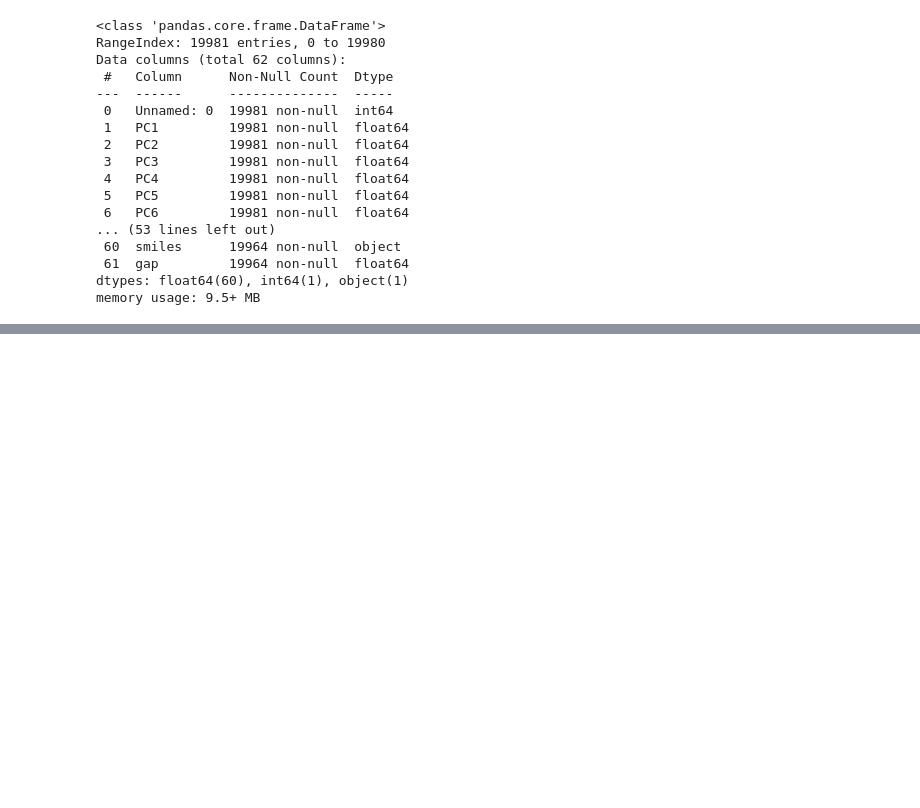
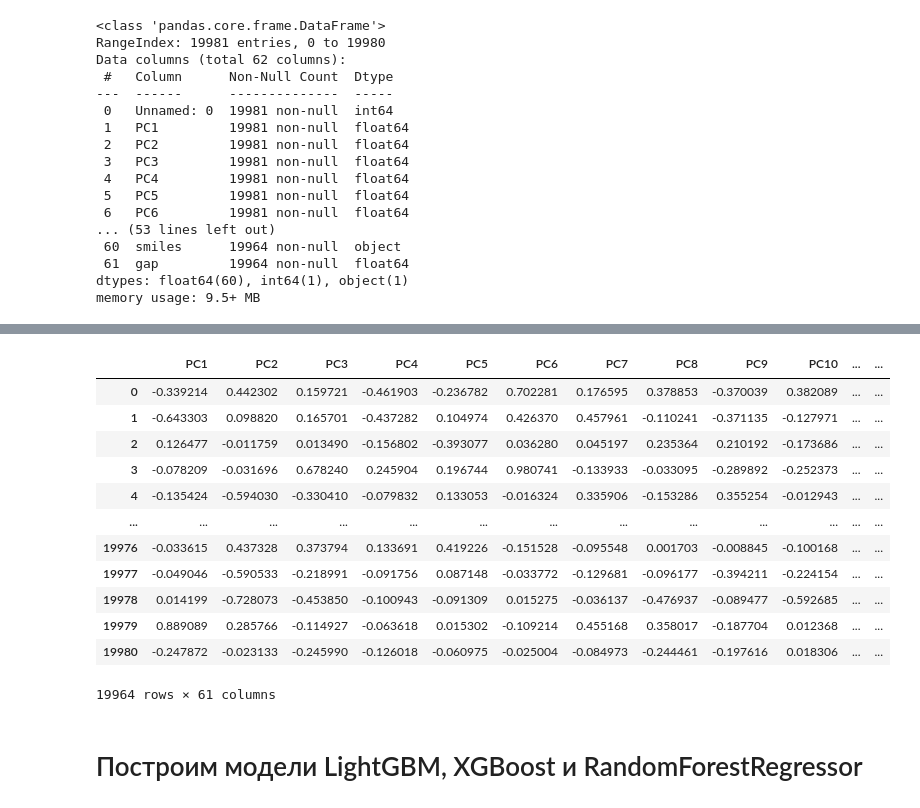
Before and after one commit to kwillon/Hw_Algorithms_, a Jupyter notebook: hometask/hometask6.ipynb, the cells around one changed output, grey strips where cells are left out. Saved outputs shown, nothing was run; the diff lists cells and outputs as text; code cells hidden in the pictures; blank space fills up the shorter version.

```diff
--- a/hometask/hometask6.ipynb
+++ b/hometask/hometask6.ipynb
@@ -33,0 +59,4 @@ memory usage: 9.5+ MB
+# %%
+df_encoded = pd.concat([df, encoded_df], axis=1)
+df = df_encoded
+df.info()
@@ -34,2 +81,16 @@ memory usage: 9.5+ MB
+# %%
+# Инициализируйте MinMaxScaler
+minmax_scaler = MinMaxScaler()
+
+# Нормализуйте столбец с закодированными значениями SMILES
+encoded_smiles_normalized = minmax_scaler.fit_transform(encoded_df[['encoded_smiles']])
+
+# Создайте DataFrame с нормализованными значениями SMILES
+normalized_encoded_df = pd.DataFrame(encoded_smiles_normalized, columns=['normalized_encoded_smiles'])
+
+# Добавьте нормализованные значения обратно в ваш исходный DataFrame
+df_encoded_normalized = pd.concat([df_encoded, normalized_encoded_df], axis=1)
 # %%
-df = df.drop(columns=['smiles'])
+df =df_encoded_normalized
+df = df.drop(columns=['smiles', 'encoded_smiles'])
+df['normalized_encoded_smiles']
@@ -48,0 +132,21 @@ Mean Squared Error: 0.004350603398447283
+# %%
+# Переименовать столбцы так, чтобы они содержали только буквы, цифры и символ подчеркивания
+df.columns = ["".join(c if c.isalnum() or c == "_" else "_" for c in str(col)) for col in df.columns]
+df = df.drop('Unnamed__0', axis=1)
+df
+# %% [output]
+|  | PC1 | PC2 | PC3 | PC4 | PC5 | PC6 | PC7 | PC8 | PC9 | PC10 | ... | ... |
+| 0 | -0.339214 | 0.442302 | 0.159721 | -0.461903 | -0.236782 | 0.702281 | 0.176595 | 0.378853 | -0.370039 | 0.382089 | ... | ... |
+| 1 | -0.643303 | 0.098820 | 0.165701 | -0.437282 | 0.104974 | 0.426370 | 0.457961 | -0.110241 | -0.371135 | -0.127971 | ... | ... |
+| 2 | 0.126477 | -0.011759 | 0.013490 | -0.156802 | -0.393077 | 0.036280 | 0.045197 | 0.235364 | 0.210192 | -0.173686 | ... | ... |
+| 3 | -0.078209 | -0.031696 | 0.678240 | 0.245904 | 0.196744 | 0.980741 | -0.133933 | -0.033095 | -0.289892 | -0.252373 | ... | ... |
+| 4 | -0.135424 | -0.594030 | -0.330410 | -0.079832 | 0.133053 | -0.016324 | 0.335906 | -0.153286 | 0.355254 | -0.012943 | ... | ... |
+| ... | ... | ... | ... | ... | ... | ... | ... | ... | ... | ... | ... | ... |
+| 19976 | -0.033615 | 0.437328 | 0.373794 | 0.133691 | 0.419226 | -0.151528 | -0.095548 | 0.001703 | -0.008845 | -0.100168 | ... | ... |
+| 19977 | -0.049046 | -0.590533 | -0.218991 | -0.091756 | 0.087148 | -0.033772 | -0.129681 | -0.096177 | -0.394211 | -0.224154 | ... | ... |
+| 19978 | 0.014199 | -0.728073 | -0.453850 | -0.100943 | -0.091309 | 0.015275 | -0.036137 | -0.476937 | -0.089477 | -0.592685 | ... | ... |
+| 19979 | 0.889089 | 0.285766 | -0.114927 | -0.063618 | 0.015302 | -0.109214 | 0.455168 | 0.358017 | -0.187704 | 0.012368 | ... | ... |
+| 19980 | -0.247872 | -0.023133 | -0.245990 | -0.126018 | -0.060975 | -0.025004 | -0.084973 | -0.244461 | -0.197616 | 0.018306 | ... | ... |
+19964 rows × 61 columns
+# %% [markdown]
+# Построим модели LightGBM, XGBoost и RandomForestRegressor
```
Also changed, not shown: parts of 27 cells of this notebook.
